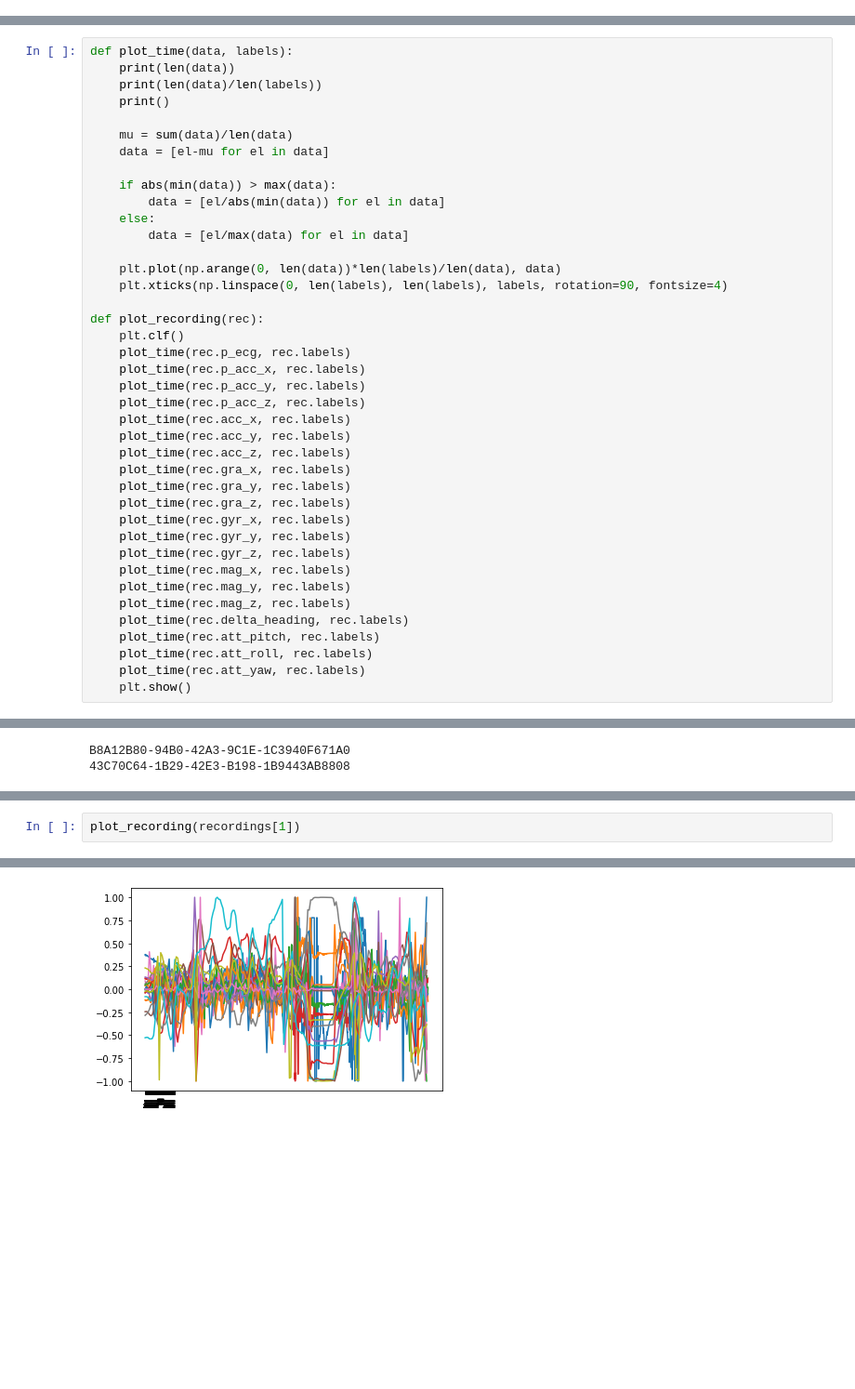
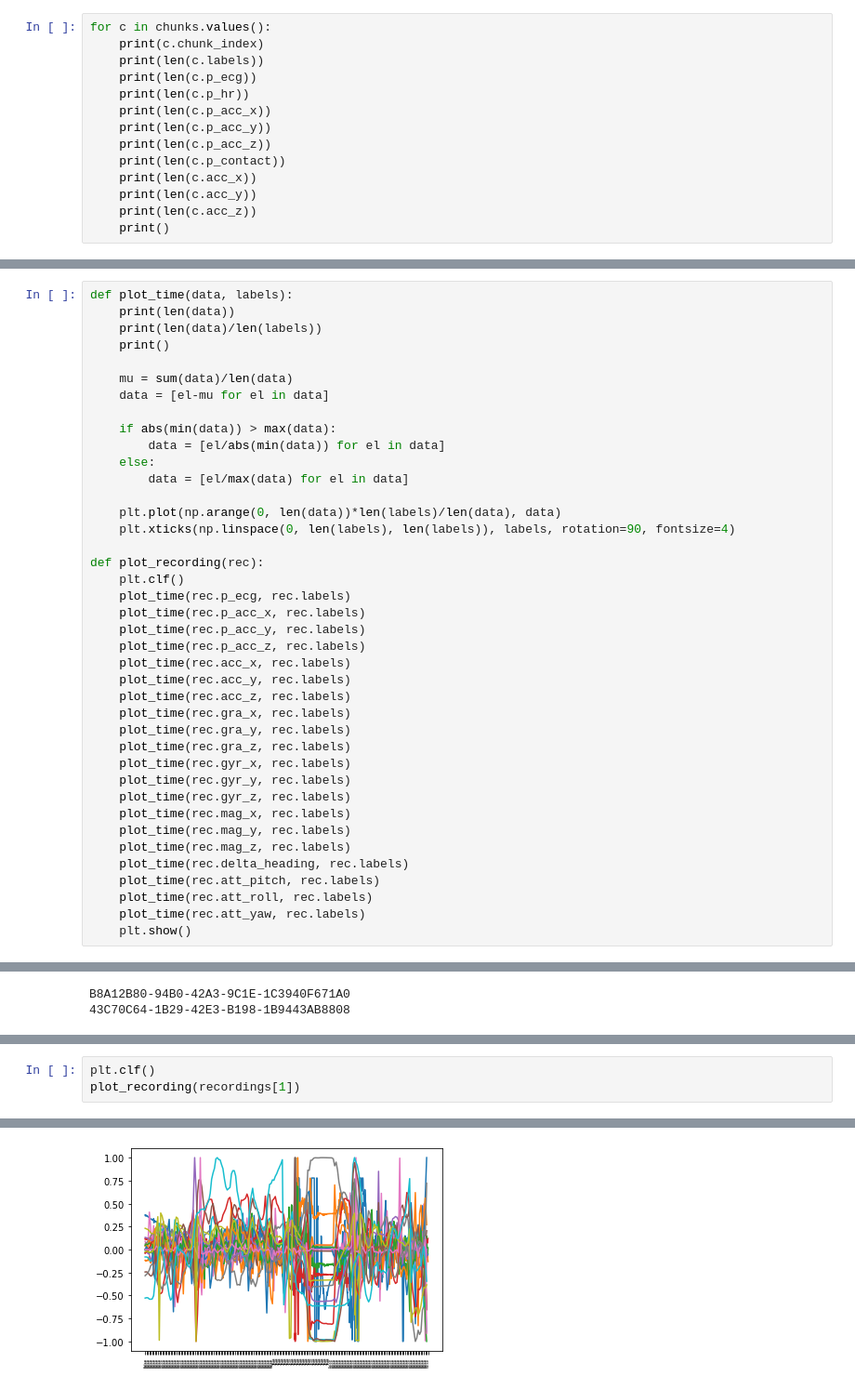
Before and after one commit to hwixley/Fall-Detection-Deep-Learning, a Jupyter notebook: preprocessing.ipynb, the cells around one changed output, grey strips where cells are left out. Shown: that part at 93% size. Saved outputs shown, nothing was run; the diff lists cells and outputs as text; blank space fills up the shorter version.

Commit message:
investigating chunk dims

```diff
--- a/preprocessing.ipynb
+++ b/preprocessing.ipynb
@@ -140,3 +140,17 @@ F518FE1F-D5A1-471A-BE73-E77A424AE3DC
 
 43042735-8703-45B5-B049-4012115BC342
 3
+# %%
+for c in chunks.values():
+    print(c.chunk_index)
+    print(len(c.labels))
+    print(len(c.p_ecg))
+    print(len(c.p_hr))
+    print(len(c.p_acc_x))
+    print(len(c.p_acc_y))
+    print(len(c.p_acc_z))
+    print(len(c.p_contact))
+    print(len(c.acc_x))
+    print(len(c.acc_y))
+    print(len(c.acc_z))
+    print()
@@ -253,7 +297,7 @@ def plot_time(data, labels):
         data = [el/max(data) for el in data]
 
     plt.plot(np.arange(0, len(data))*len(labels)/len(data), data)
-    plt.xticks(np.linspace(0, len(labels), len(labels), labels, rotation=90, fontsize=4)
+    plt.xticks(np.linspace(0, len(labels), len(labels)), labels, rotation=90, fontsize=4)
 
 def plot_recording(rec):
     plt.clf()
@@ -311,21 +353,22 @@ plot_recording(recordings[0])
 # %%
+plt.clf()
 plot_recording(recordings[1])
 # %% [output]
 2628
 13.206030150753769
 
 4068
 20.44221105527638
 
 4068
 20.44221105527638
 
 4068
 20.44221105527638
 
 ... (43 lines left out)
 1.0050251256281406
 
 200
 1.0050251256281406
-[figure, old version]
+[figure, new version]
```
Also changed, not shown: parts of 4 cells of this notebook.
